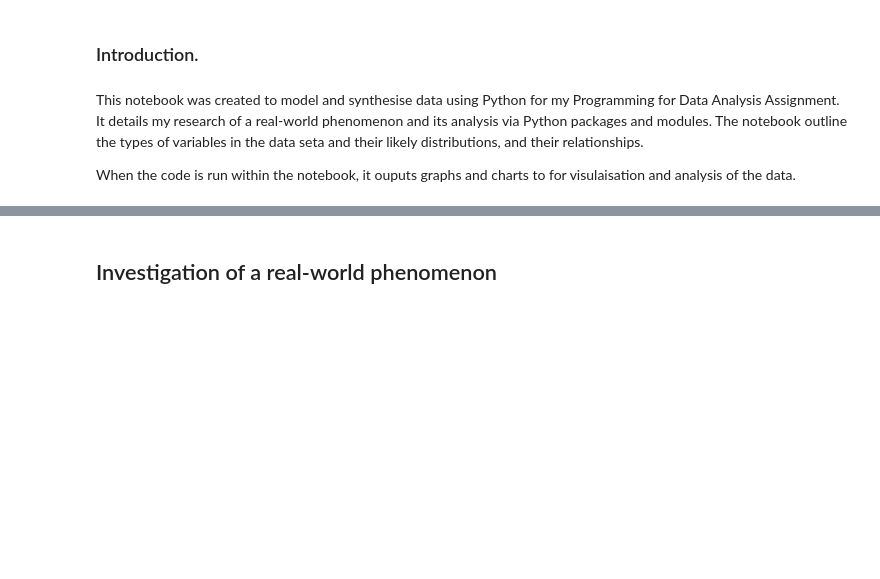
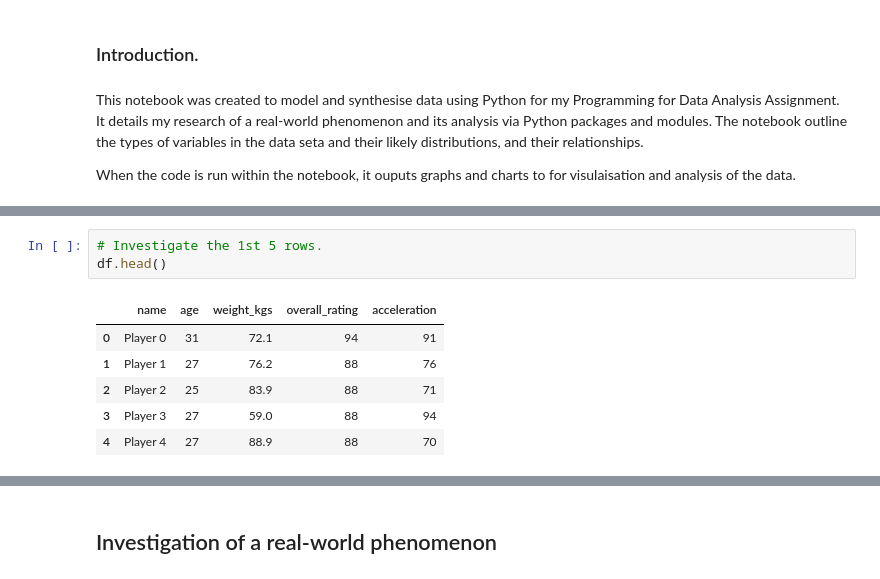
Before and after one commit to conortierney/Prog_for_DA_Assignment, a Jupyter notebook: Prog_for_DA_Assignment.ipynb, the cells around one changed output, grey strips where cells are left out. Cells and saved outputs as stored; diff of their text form; blank space fills up the shorter version.

```diff
--- a/Prog_for_DA_Assignment.ipynb
+++ b/Prog_for_DA_Assignment.ipynb
@@ -16,0 +61,10 @@ time series?
+# %%
+# Investigate the 1st 5 rows.
+df.head()
+# %% [output]
+|  | name | age | weight_kgs | overall_rating | acceleration |
+| 0 | Player 0 | 31 | 72.1 | 94 | 91 |
+| 1 | Player 1 | 27 | 76.2 | 88 | 76 |
+| 2 | Player 2 | 25 | 83.9 | 88 | 71 |
+| 3 | Player 3 | 27 | 59.0 | 88 | 94 |
+| 4 | Player 4 | 27 | 88.9 | 88 | 70 |
```
Also changed, not shown: parts of 27 cells of this notebook.
